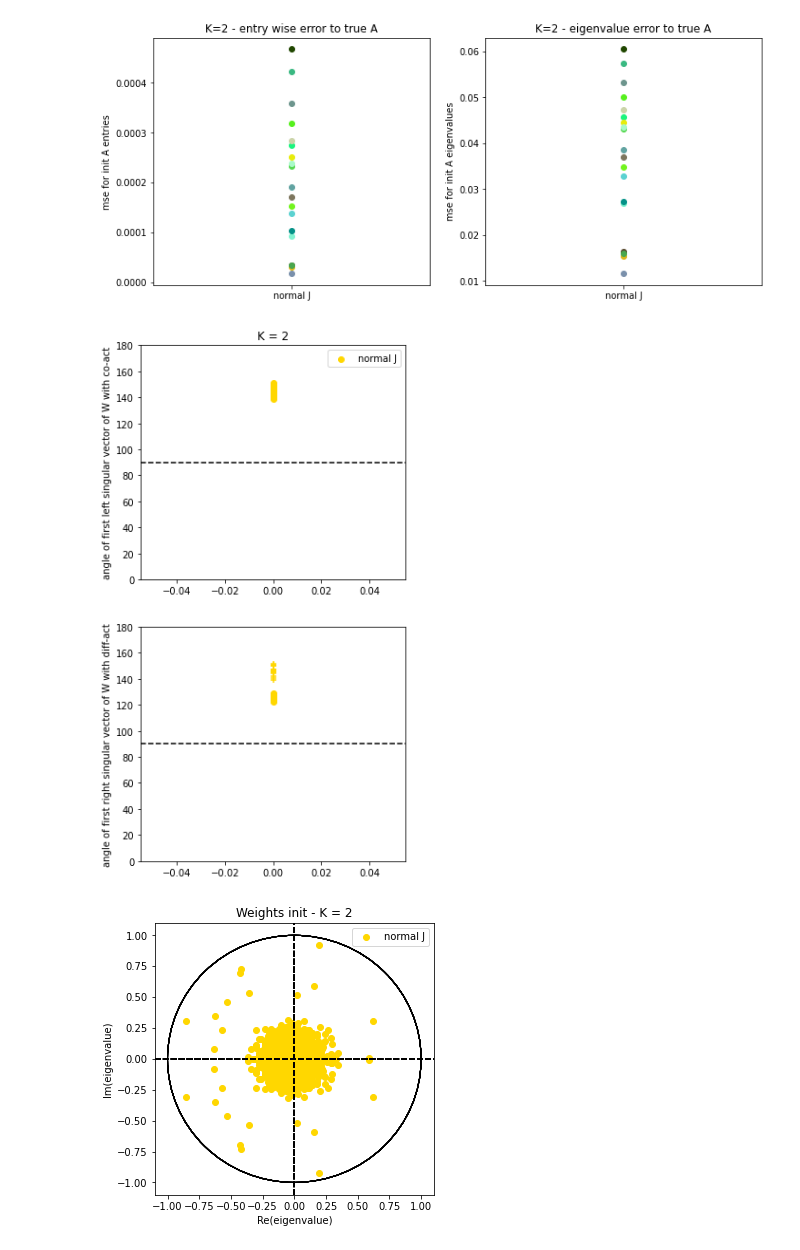
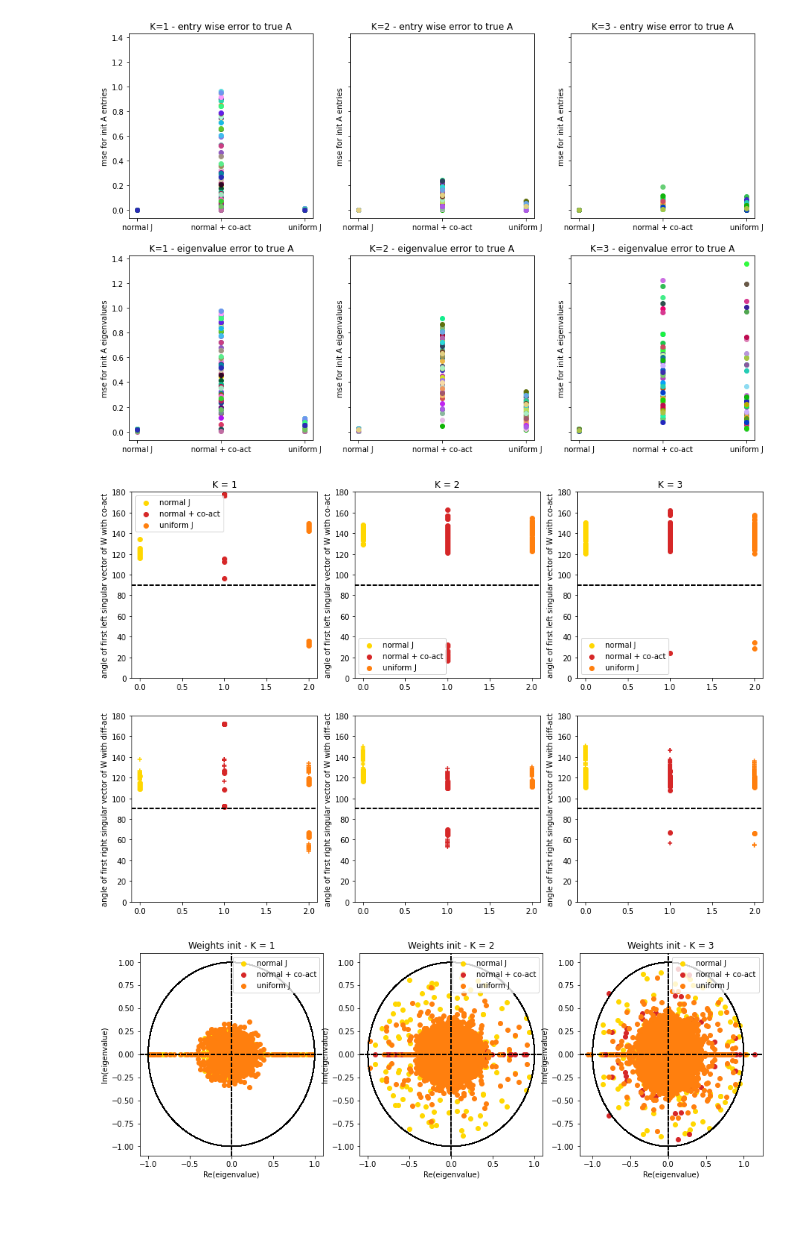
Before and after one commit to lenca56/EI-subspace-RNN, a Jupyter notebook: Analysis_Cluster_fixed_N.ipynb, the cells around one changed output. Saved outputs shown, nothing was run; the diff lists cells and outputs as text; code cells hidden in the pictures; blank space fills up the shorter version.

```diff
--- a/Analysis_Cluster_fixed_N.ipynb
+++ b/Analysis_Cluster_fixed_N.ipynb
@@ -42,15 +42,16 @@ zeta_alpha_beta_gamma_list = [(10**i,1,1,10**(i-2.5)) for i in list(np.arange(-1
 # axes.legend()
 # %%
 K_values = [1,2,3,5,10]#,15,25]
-K_vals = [2]
+K_vals = [1,2,3]
 color_dict = {1:'tab:purple',2:'tab:pink',3:'tab:cyan',5:'yellowgreen', 15:'olive', 25:'tab:brown'}
 color_dict_j = {0:'gold',1:'tab:red',2:'tab:orange'}
 j_values = [0,1,2]
-j_vals = [0]
+j_vals = [0,1,2]
+ei_vals=[0,1,2,3]
 J_possibility_title = np.array(['normal J', 'normal + co-act', 'uniform J'])
-num_simulations=19#60
+num_simulations=60
 # %%
-def load_data(N, K_values, j_values, num_simulations, ei=0, parameter='fitW'):
+def load_data(N, K_values, j_values, num_simulations, ei=2, parameter='fitW'):
     data_interest = np.empty((len(K_values), len(j_values), num_simulations), dtype=object)
     for k in range(len(K_values)):
         for j in range(len(j_values)):
@@ -147,38 +148,38 @@ plot_initialization_loss(axes, num_simulations, K_vals=K_vals, j_values=j_vals,
 # %%
 def plot_dynamics_initialization_error(axes, num_simulations, K_vals, j_values=[0,1]):
     J = load_data(N, K_values=K_vals, j_values=j_values, num_simulations=num_simulations, parameter='J')
     trueA = load_data(N, K_values=K_vals, j_values=j_values, num_simulations=num_simulations, parameter='trueA')
     initW = load_data(N, K_values=K_vals, j_values=j_values, num_simulations=num_simulations, parameter='initW')
 
     if len(K_vals) == 1:
         axes = axes.reshape((len(K_vals), 2))
 
     for k in range(len(K_vals)):
         for simulation in range(num_simulations):
             color = generate_random_color()
             for j in range(len(j_values)):
                 initA = build_dynamics_matrix_A(initW[k,j, simulation], J[k,j, simulation])
-                axes[k,0].scatter(j, mse(initA, trueA[k,j, simulation]), color=color)
+                axes[0,k].scatter(j, mse(initA, trueA[k,j, simulation]), color=color)
 
                 eigInit = np.linalg.eigvals(initA)
                 eigTrue = np.linalg.eigvals(trueA[k,j,simulation])
-                eigDiff = np.abs(eigInit - eigTrue).sum()
+                eigDiff = 1/K_vals[k] * np.abs(eigInit - eigTrue).sum()
 
                 # got to order eigenvalues to best match each other and do a different metric
-                axes[k,1].scatter(j, eigDiff, color=color)
+                axes[1,k].scatter(j, eigDiff, color=color)
 
-                axes[k,0].set_xticks(j_values, J_possibility_title[j_values])
-                axes[k,1].set_xticks(j_values, J_possibility_title[j_values])
+                axes[0,k].set_xticks(j_values, J_possibility_title[j_values])
+                axes[1,k].set_xticks(j_values, J_possibility_title[j_values])
 
-            axes[k,0].set_ylabel('mse for init A entries')
-            axes[k,1].set_ylabel('mse for init A eigenvalues')
-            axes[k,0].set_title(f'K={K_vals[k]} - entry wise error to true A')
-            axes[k,1].set_title(f'K={K_vals[k]} - eigenvalue error to true A')
-fig, axes = plt.subplots(len(K_vals), 2, figsize=(12, 5 * len(K_vals)))
+            axes[0,k].set_ylabel('mse for init A entries')
+            axes[1,k].set_ylabel('mse for init A eigenvalues')
+            axes[0,k].set_title(f'K={K_vals[k]} - entry wise error to true A')
+            axes[1,k].set_title(f'K={K_vals[k]} - eigenvalue error to true A')
+fig, axes = plt.subplots(2, len(K_vals), figsize=(5 * len(K_vals), 10), sharey=True)
 plot_dynamics_initialization_error(axes, num_simulations, K_vals=K_vals, j_values=j_vals)
 # plt.savefig(f'figures/N={N}_K={K}_figure=2_plot_dynamics_initialization_error', bbox_inches='tight', dpi=300)
 # %% [output]
-[figure, old version]
+[figure, new version]
 # %%
 def plot_singular_vectors_W(axes, num_simulations, K_vals=[1], j_values=[0]):
     initW = load_data(N, K_values=K_vals, j_values=j_values, num_simulations=num_simulations, parameter='initW')
@@ -222,7 +223,7 @@ fig, axes = plt.subplots(2, len(K_vals), figsize=(5*len(K_vals), 10))
 plot_singular_vectors_W(axes, num_simulations, K_vals=K_vals, j_values=j_vals)
 # plt.savefig(f'figures/N={N}_K_values={K_vals}_figure=0_plot_true_A_norm_eig', bbox_inches='tight', dpi=300)
 # %% [output]
-[figure, old version]
+[figure, new version]
 # %%
 def plot_W_eig(axes, num_simulations, K_vals=[1], j_values=[0]):
     if len(K_vals) == 1:
@@ -248,7 +249,7 @@ fig, axes = plt.subplots(1, len(K_vals), figsize=(5*len(K_vals), 5))
 plot_W_eig(axes, num_simulations, K_vals=K_vals, j_values=j_vals)
 # plt.savefig(f'figures/N={N}_K_values={K_vals}_figure=0_plot_true_A_norm_eig', bbox_inches='tight', dpi=300)
 # %% [output]
-[figure, old version]
+[figure, new version]
 # %%
 def plot_unstable_initializations(axes, num_simulations, K_vals, j_values=[0,1]):
     initW = load_data(N, K_values=K_vals, j_values=j_values, num_simulations=num_simulations, parameter='initW')
```
Also changed, not shown: parts of 12 cells of this notebook, 5 other files.
